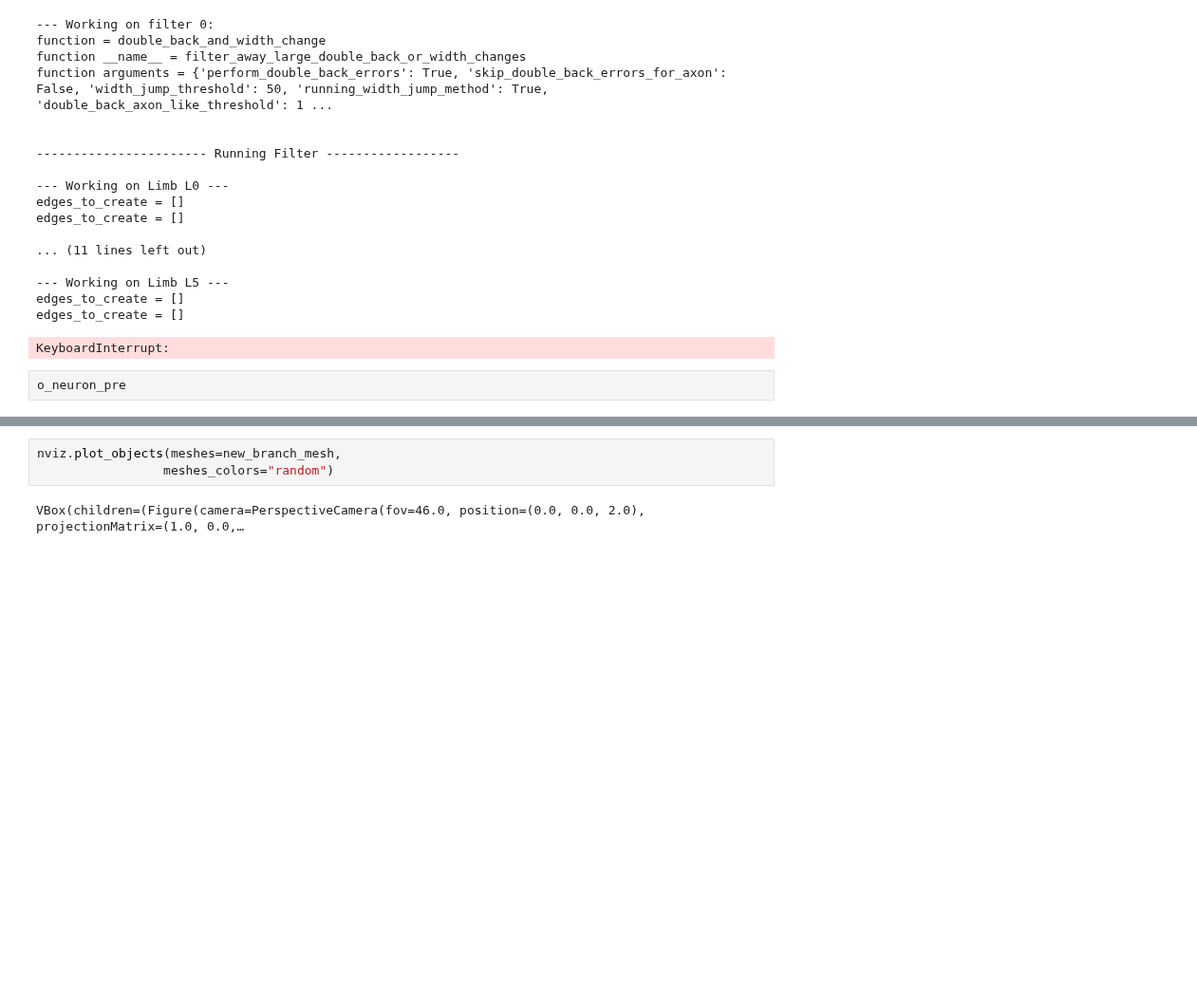
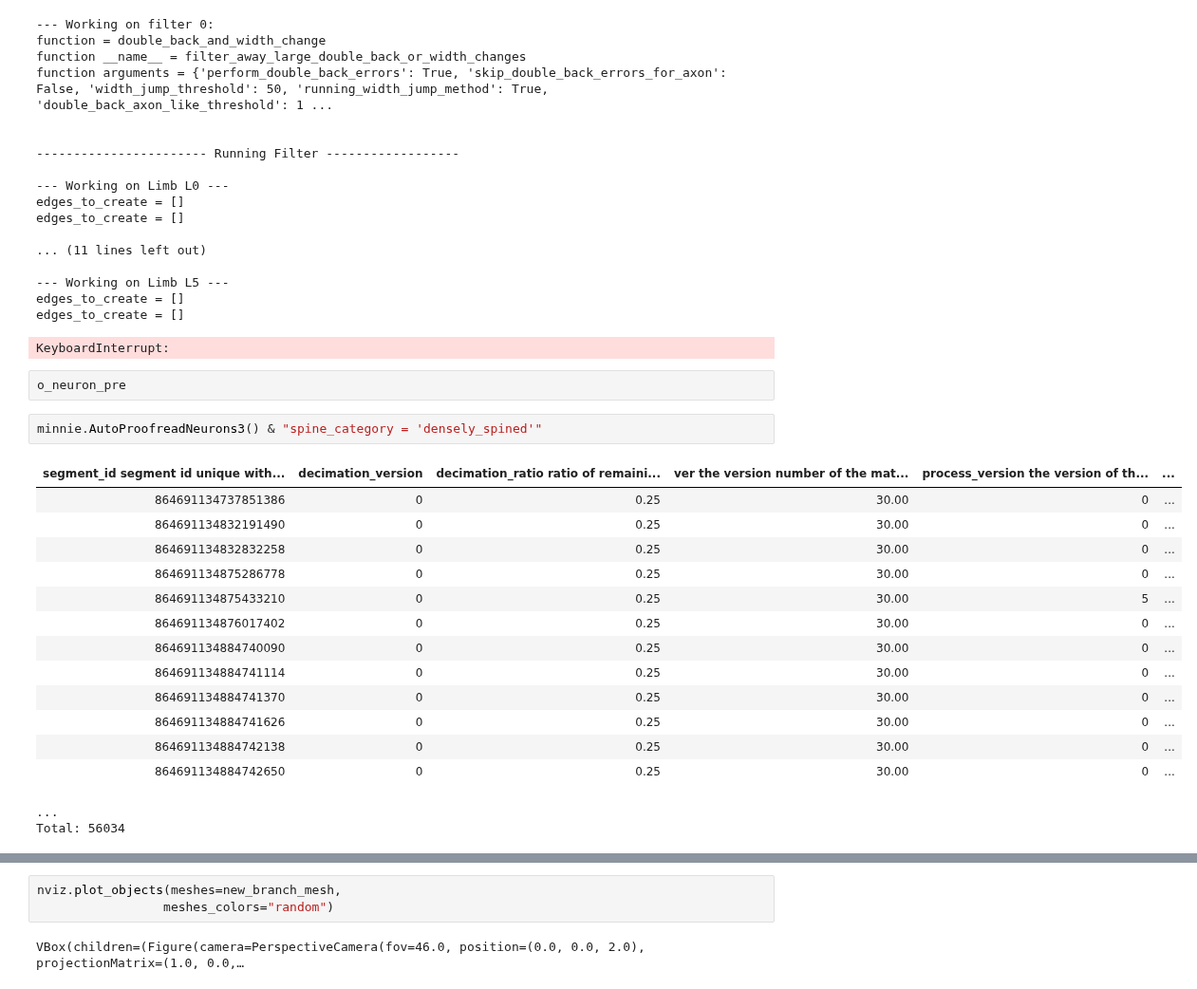
Before and after one commit to celiibrendan/neuron_mesh_tools, a Jupyter notebook: Auto_Proofreading/Error_Detection_Rules/Version_4/Checking_Validation_Errors_for_v4_ideas.ipynb, the cells around one changed output, grey strips where cells are left out. Shown at 95% size. Saved outputs shown, nothing was run; the diff lists cells and outputs as text; blank space fills up the shorter version.

Commit message:
allen auto-split v1

```diff
--- a/Auto_Proofreading/Error_Detection_Rules/Version_4/Checking_Validation_Errors_for_v4_ideas.ipynb
+++ b/Auto_Proofreading/Error_Detection_Rules/Version_4/Checking_Validation_Errors_for_v4_ideas.ipynb
@@ -801,3 +797,21 @@ edges_to_create = []
 KeyboardInterrupt:
 # %%
 o_neuron_pre
+# %%
+minnie.AutoProofreadNeurons3() & "spine_category = 'densely_spined'"
+# %% [output]
+| segment_id segment id unique with... | decimation_version | decimation_ratio ratio of remaini... | ver the version number of the mat... | process_version the version of th... | ... |
+| 864691134737851386 | 0 | 0.25 | 30.00 | 0 | ... |
+| 864691134832191490 | 0 | 0.25 | 30.00 | 0 | ... |
+| 864691134832832258 | 0 | 0.25 | 30.00 | 0 | ... |
+| 864691134875286778 | 0 | 0.25 | 30.00 | 0 | ... |
+| 864691134875433210 | 0 | 0.25 | 30.00 | 5 | ... |
+| 864691134876017402 | 0 | 0.25 | 30.00 | 0 | ... |
+| 864691134884740090 | 0 | 0.25 | 30.00 | 0 | ... |
+| 864691134884741114 | 0 | 0.25 | 30.00 | 0 | ... |
+| 864691134884741370 | 0 | 0.25 | 30.00 | 0 | ... |
+| 864691134884741626 | 0 | 0.25 | 30.00 | 0 | ... |
+| 864691134884742138 | 0 | 0.25 | 30.00 | 0 | ... |
+| 864691134884742650 | 0 | 0.25 | 30.00 | 0 | ... |
+...
+Total: 56034
```
Also changed, not shown: parts of 3 cells of this notebook, 4 other files.
